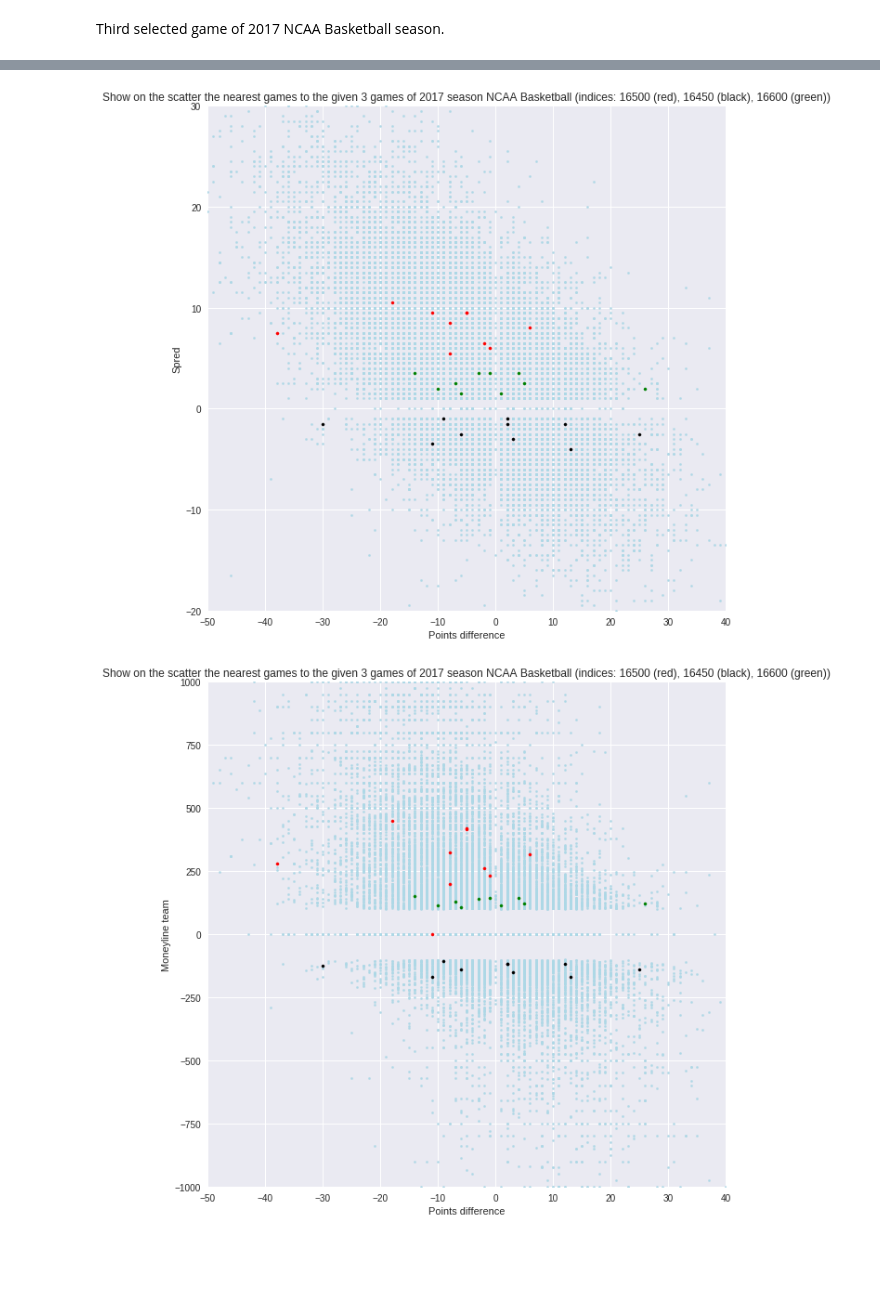
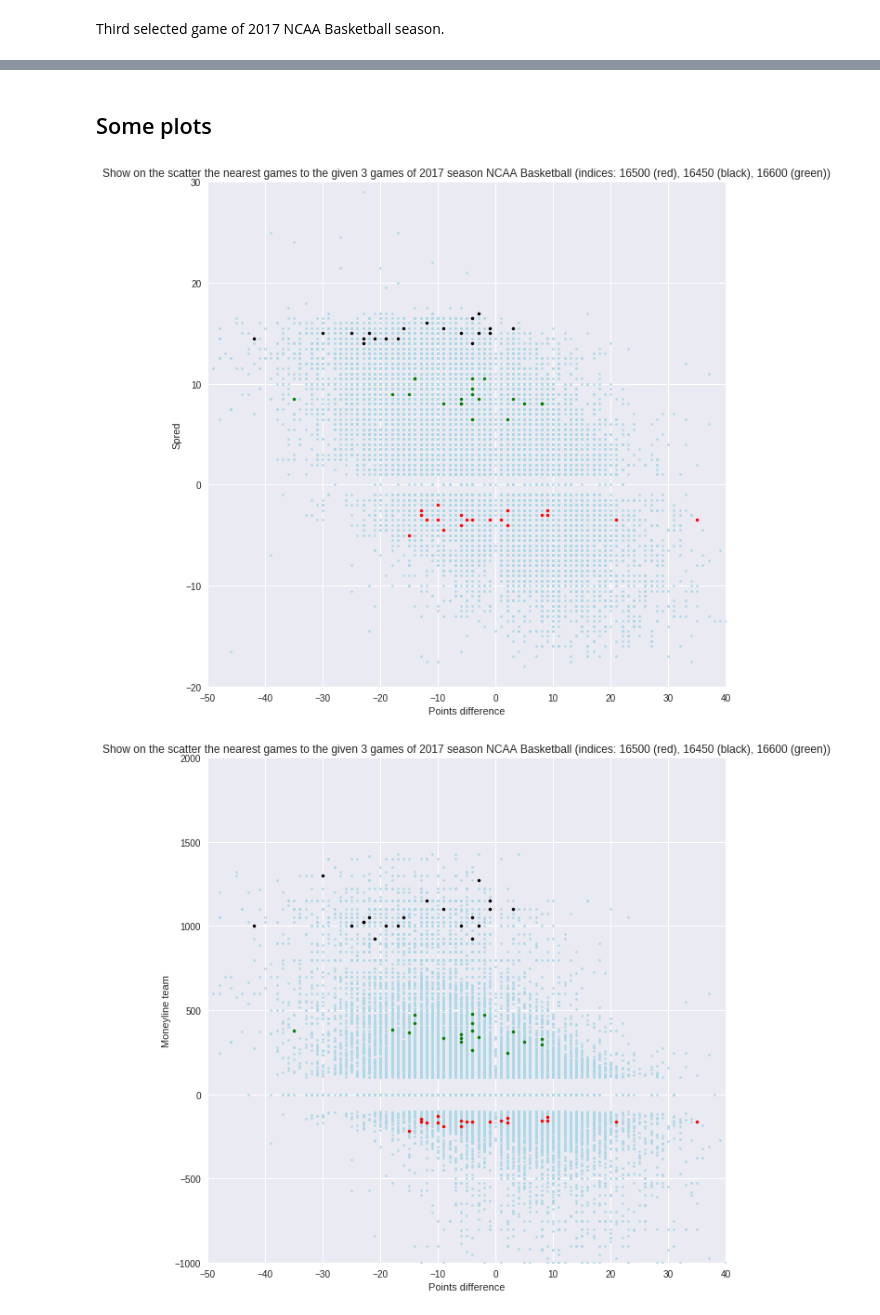
Before and after one commit to denilv/Betting-visualization, a Jupyter notebook: visualization.ipynb, the cells around one changed output, grey strips where cells are left out. Cells and saved outputs as stored; diff of their text form; code cells hidden in the pictures; blank space fills up the shorter version.

```diff
--- a/visualization.ipynb
+++ b/visualization.ipynb
@@ -63,0 +68,10 @@ df.head()
+# %%
+distance_features = ['spread', 'spread_percentage_sbr', 'moneyline_team',\
+       'moneyline_opponent', 'total_team', 'total_opponent',\
+       'spread_percentage_sportsplays', 'spread_percentage_vegas']
+# %%
+for column in distance_features:
+    for perc in (50, 90, 95, 99):
+        val = np.percentile(np.abs(df[column]), perc)
+        print('{} percintile is {} for {} column.'.format(perc, val, column.upper()))
+    print()
@@ -63,0 +96,5 @@ df.head()
+# %%
+for column in ['moneyline_team', 'moneyline_opponent']:
+    val = np.percentile(np.abs(df[column]), 96)
+    df = df[np.abs(df[column]) < val]
+print(len(df))
@@ -160,7 +215,7 @@ distance_features = ['spread', 'spread_percentage_sbr', 'moneyline_team',\
 # %% [markdown]
 Get top 10 closest games to given game by all distance_features (using Eucleadean metric).
 # %%
-def get_similar_games(games, top=10):
+def get_similar_games(games, top=1000):
     dists = pairwise_distances(games)
     result = []
     for d in dists:
@@ -238,17 +381,20 @@ Average points_difference for simillar games 3.44444444444
+# %% [markdown]
+## Some plots
 # %%
 pl.figure(figsize=[10,10])
 x = df.points_difference
 y = df.spread
 pl.scatter(x, y, c='lightblue', s=5, )
-x1 = similar_games[16500].points_difference
-y1 = similar_games[16500].spread
-pl.scatter(x1, y1, c='red', s=10)
-x1 = similar_games[16450].points_difference
-y1 = similar_games[16450].spread
-pl.scatter(x1, y1, c='black', s=10)
-x1 = similar_games[16600].points_difference
-y1 = similar_games[16600].spread
-pl.scatter(x1, y1, c='green', s=10)
+top = 20
+x1 = similar_games[15200].points_difference
+y1 = similar_games[15200].spread
+pl.scatter(x1[:top], y1[:top], c='red', s=10)
+x1 = similar_games[15250].points_difference
+y1 = similar_games[15250].spread
+pl.scatter(x1[:top], y1[:top], c='black', s=10)
+x1 = similar_games[15300].points_difference
+y1 = similar_games[15300].spread
+pl.scatter(x1[:top], y1[:top], c='green', s=10)
 plt.xlim(-50,  40)
 plt.ylim(-20, 30)
 pl.xlabel('Points difference')
@@ -256,26 +402,27 @@ pl.ylabel('Spred')
 pl.title('Show on the scatter the nearest games to the given 3 games of 2017 season NCAA Basketball (indices: 16500 (red), 16450 (black), 16600 (green))')
 pl.show()
 # %% [output]
-[figure, old version]
+[figure, new version]
 # %%
 pl.figure(figsize=[10,10])
 x = df.points_difference
 y = df.moneyline_team
 pl.scatter(x, y, c='lightblue', s=5, )
-x1 = similar_games[16500].points_difference
-y1 = similar_games[16500].moneyline_team
-pl.scatter(x1, y1, c='red', s=10)
-x1 = similar_games[16450].points_difference
-y1 = similar_games[16450].moneyline_team
-pl.scatter(x1, y1, c='black', s=10)
-x1 = similar_games[16600].points_difference
-y1 = similar_games[16600].moneyline_team
-pl.scatter(x1, y1, c='green', s=10)
+top = 20
+x1 = similar_games[15200].points_difference
+y1 = similar_games[15200].moneyline_team
+pl.scatter(x1[:top], y1[:top], c='red', s=10)
+x1 = similar_games[15250].points_difference
+y1 = similar_games[15250].moneyline_team
+pl.scatter(x1[:top], y1[:top], c='black', s=10)
+x1 = similar_games[15300].points_difference
+y1 = similar_games[15300].moneyline_team
+pl.scatter(x1[:top], y1[:top], c='green', s=10)
 plt.xlim(-50,  40)
-plt.ylim(-1000, 1000)
+plt.ylim(-1000, 2000)
 pl.xlabel('Points difference')
 pl.ylabel('Moneyline team')
 pl.title('Show on the scatter the nearest games to the given 3 games of 2017 season NCAA Basketball (indices: 16500 (red), 16450 (black), 16600 (green))')
 pl.show()
 # %% [output]
-[figure, old version]
+[figure, new version]
```
Also changed, not shown: parts of 39 cells of this notebook.
